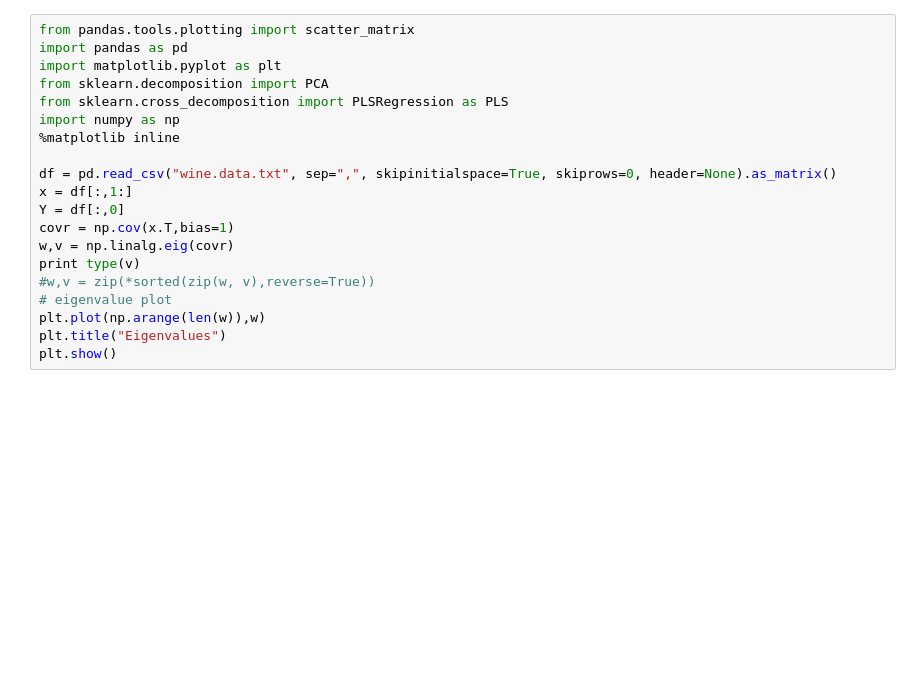
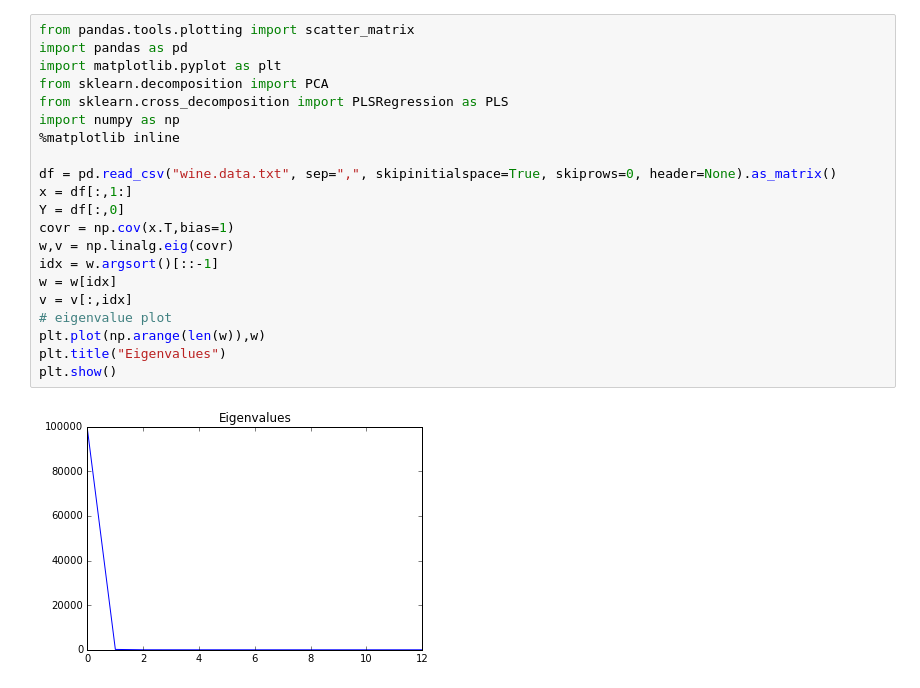
Before and after one commit to js345/applied-machine-learning, a Jupyter notebook: hw4/p2.ipynb, the cells around one changed output. Cells and saved outputs as stored; diff of their text form; blank space fills up the shorter version.

```diff
--- a/hw4/p2.ipynb
+++ b/hw4/p2.ipynb
@@ -1,22 +1,25 @@
 # %%
 from pandas.tools.plotting import scatter_matrix
 import pandas as pd
 import matplotlib.pyplot as plt
 from sklearn.decomposition import PCA
 from sklearn.cross_decomposition import PLSRegression as PLS
 import numpy as np
 %matplotlib inline
 
 df = pd.read_csv("wine.data.txt", sep=",", skipinitialspace=True, skiprows=0, header=None).as_matrix()
 x = df[:,1:]
 Y = df[:,0]
 covr = np.cov(x.T,bias=1)
 w,v = np.linalg.eig(covr)
-print type(v)
-#w,v = zip(*sorted(zip(w, v),reverse=True))
+idx = w.argsort()[::-1]
+w = w[idx]
+v = v[:,idx]
 # eigenvalue plot
 plt.plot(np.arange(len(w)),w)
 plt.title("Eigenvalues")
 plt.show()
+# %% [output]
+[figure, added]
 # %%
 # first 3 pc
```
Also changed, not shown: parts of 2 cells of this notebook, 2 other files.
